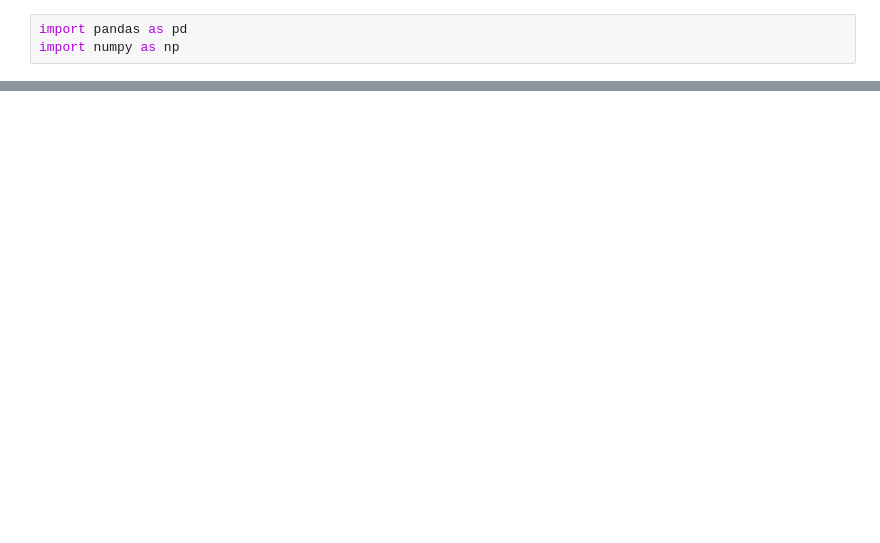
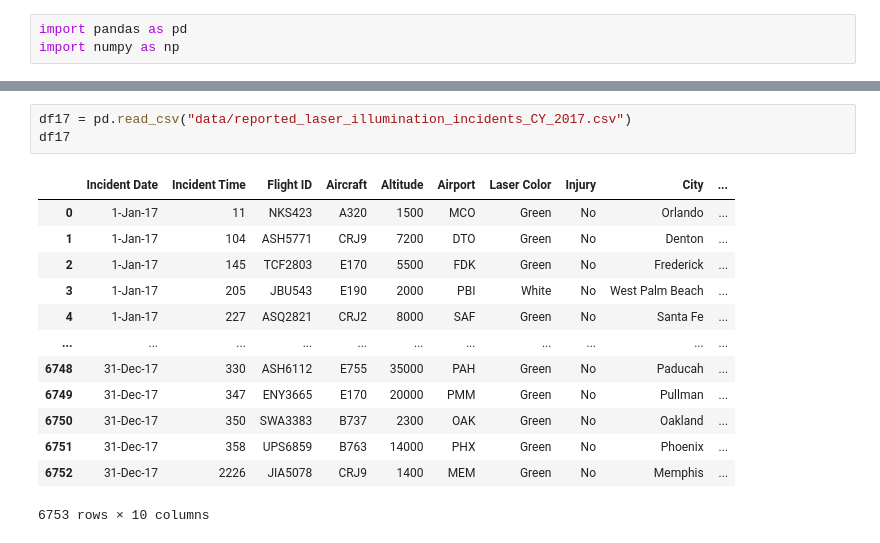
Before and after one commit to milaandahiya/AviationLaserResearch, a Jupyter notebook: Research.ipynb, the cells around one changed output, grey strips where cells are left out. Saved outputs shown, nothing was run; the diff lists cells and outputs as text; blank space fills up the shorter version.

```diff
--- a/Research.ipynb
+++ b/Research.ipynb
@@ -20,0 +57,17 @@ df
+# %%
+df17 = pd.read_csv("data/reported_laser_illumination_incidents_CY_2017.csv")
+df17
+# %% [output]
+|  | Incident Date | Incident Time | Flight ID | Aircraft | Altitude | Airport | Laser Color | Injury | City | ... |
+| 0 | 1-Jan-17 | 11 | NKS423 | A320 | 1500 | MCO | Green | No | Orlando | ... |
+| 1 | 1-Jan-17 | 104 | ASH5771 | CRJ9 | 7200 | DTO | Green | No | Denton | ... |
+| 2 | 1-Jan-17 | 145 | TCF2803 | E170 | 5500 | FDK | Green | No | Frederick | ... |
+| 3 | 1-Jan-17 | 205 | JBU543 | E190 | 2000 | PBI | White | No | West Palm Beach | ... |
+| 4 | 1-Jan-17 | 227 | ASQ2821 | CRJ2 | 8000 | SAF | Green | No | Santa Fe | ... |
+| ... | ... | ... | ... | ... | ... | ... | ... | ... | ... | ... |
+| 6748 | 31-Dec-17 | 330 | ASH6112 | E755 | 35000 | PAH | Green | No | Paducah | ... |
+| 6749 | 31-Dec-17 | 347 | ENY3665 | E170 | 20000 | PMM | Green | No | Pullman | ... |
+| 6750 | 31-Dec-17 | 350 | SWA3383 | B737 | 2300 | OAK | Green | No | Oakland | ... |
+| 6751 | 31-Dec-17 | 358 | UPS6859 | B763 | 14000 | PHX | Green | No | Phoenix | ... |
+| 6752 | 31-Dec-17 | 2226 | JIA5078 | CRJ9 | 1400 | MEM | Green | No | Memphis | ... |
+6753 rows × 10 columns
```
Also changed, not shown: parts of 9 cells of this notebook.
